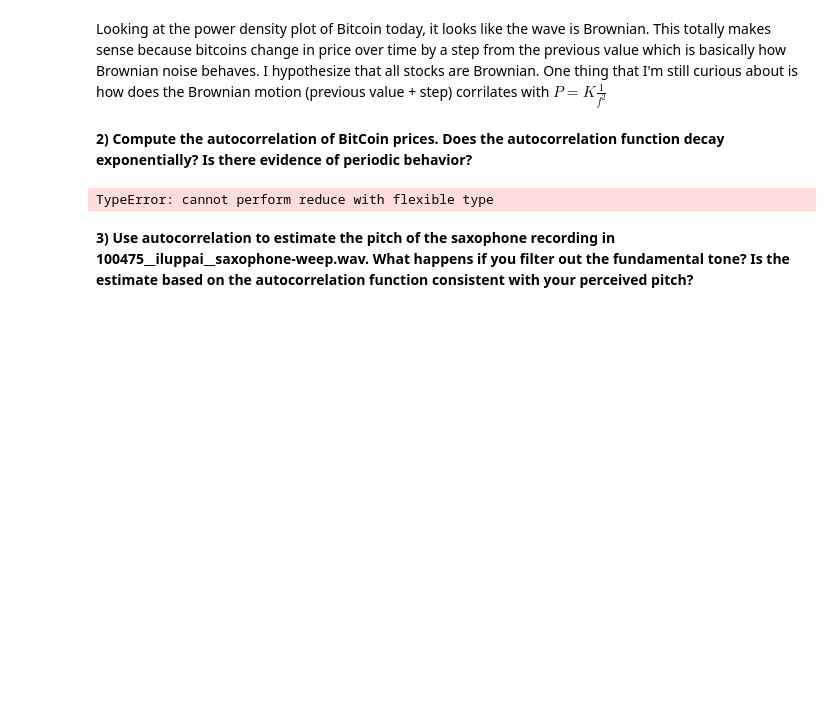
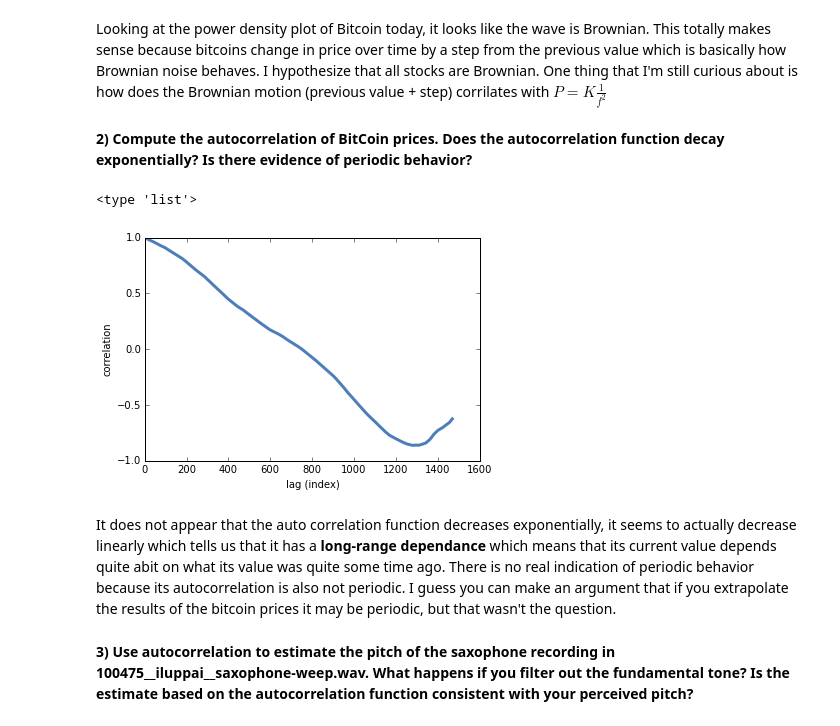
Before and after one commit to JiayingWei/ThinkDSP, a Jupyter notebook: ps03.ipynb, the cells around one changed output. Saved outputs shown, nothing was run; the diff lists cells and outputs as text; code cells hidden in the pictures; blank space fills up the shorter version.

```diff
--- a/ps03.ipynb
+++ b/ps03.ipynb
@@ -75,8 +65,13 @@ def autocorr(wave):
     return lags, corrs
-# %%
-lags, corrs = autocorr(bitcoin.segment(start=0, duration=600))
-# %% [output]
-TypeError: cannot perform reduce with flexible type
+# %%
+lags, corrs = autocorr(bitcoin)
+thinkplot.plot(lags, corrs)
+thinkplot.config(xlabel='lag (index)', ylabel='correlation', ylim=[-1, 1])
+# %% [output]
+<type 'list'>
+[figure, added]
+# %% [markdown]
+It does not appear that the auto correlation function decreases exponentially, it seems to actually decrease linearly which tells us that it has a **long-range dependance** which means that its current value depends quite abit on what its value was quite some time ago. There is no real indication of periodic behavior because its autocorrelation is also not periodic. I guess you can make an argument that if you extrapolate the results of the bitcoin prices it may be periodic, but that wasn't the question.
 # %% [markdown]
 **3) Use autocorrelation to estimate the pitch of the saxophone recording in 100475__iluppai__saxophone-weep.wav.  What happens if you filter out the fundamental tone?  Is the estimate based on the autocorrelation function consistent with your perceived pitch?**
 # %%
```
Also changed, not shown: parts of 12 cells of this notebook.
